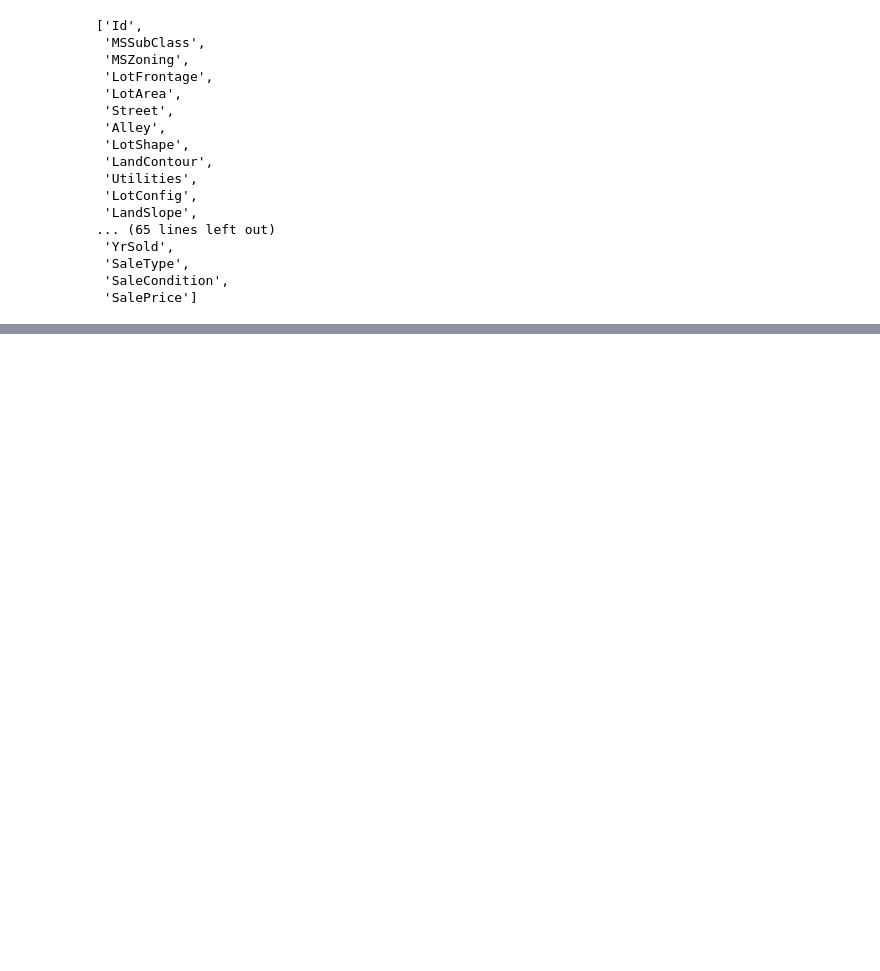
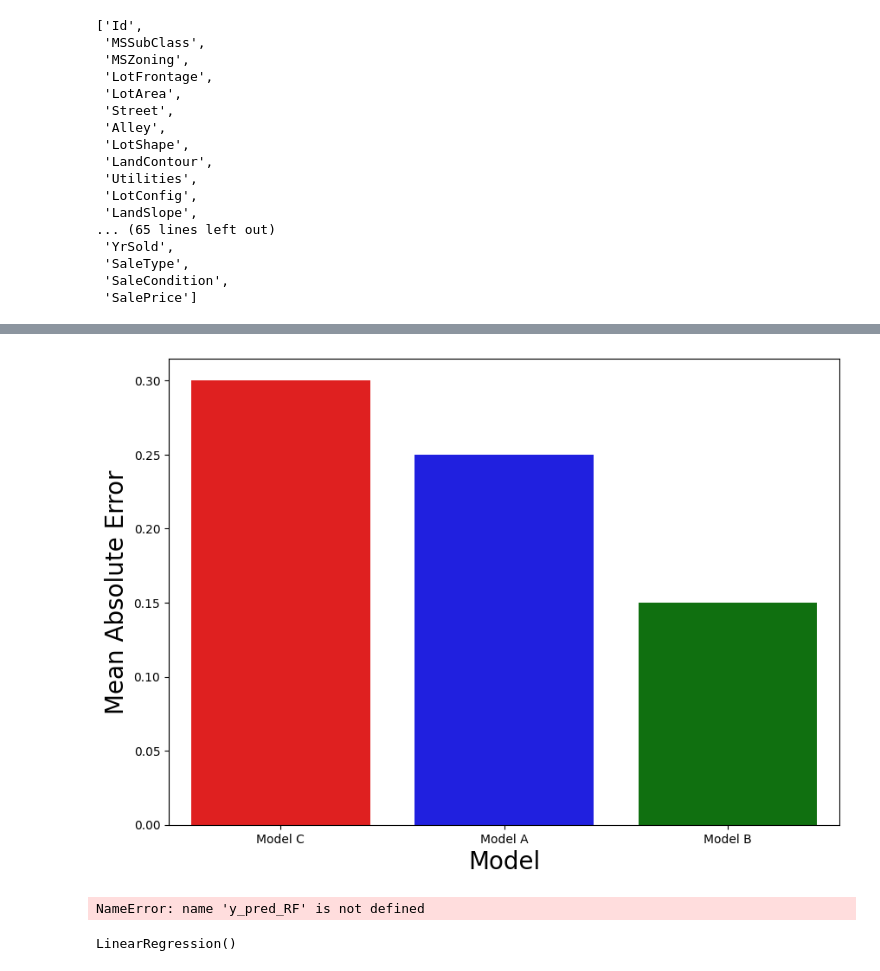
Before and after one commit to ZAINABALBALUSHI/Mining-and-Predictive-Analytics, a Jupyter notebook: ANALYSIS.ipynb, the cells around one changed output, grey strips where cells are left out. Saved outputs shown, nothing was run; the diff lists cells and outputs as text; code cells hidden in the pictures; blank space fills up the shorter version.

```diff
--- a/ANALYSIS.ipynb
+++ b/ANALYSIS.ipynb
@@ -413,0 +503,74 @@ column_names
+# %%
+import pandas as pd
+import seaborn as sns
+import matplotlib.pyplot as plt
+
+# Sample model evaluation data - replace with your actual data
+model_data = {
+    'Model': ['Model A', 'Model B', 'Model C'],
+    'MAE Score': [0.25, 0.15, 0.30]
+}
+
+# Create the mae DataFrame
+mae = pd.DataFrame(model_data)  # Create DataFrame 'mae' here
+
+# Now you can sort and plot
+mae.sort_values(by=(['MAE Score']), ascending=False, inplace=True)
+
+f, axe = plt.subplots(1, 1, figsize=(10, 7))
+
+model_colors = ['red', 'blue', 'green']
+
+sns.barplot(x=mae['Model'], y=mae['MAE Score'], ax=axe, palette=model_colors)
+
+axe.set_xlabel('Model', size=20)
+axe.set_ylabel('Mean Absolute Error', size=20)
+
+plt.show()
+# %% [output]
+[figure, added]
+# %%
+from sklearn.metrics import r2_score
+Rsquared = r2_score(y_test,y_pred_RF)
+print('R2 score for RF is ',Rsquared)
+Rsquared = r2_score(y_test,y_pred_MLR)
+print('R2 score for MLR is ',Rsquared)
+Rsquared = r2_score(y_test,y_pred_LSO)
+print('R2 score for Lasso is ',Rsquared)
+
+#'''An R-squared score of 0.9454529138201986 (approximately 0.95)
+# means that your Random Forest model is able to explain about 95%
+# of the variance in the target variable (car prices)
+# using the predictor variables (features like year, mileage, etc.)
+# in your dataset'''
+# %% [output]
+NameError: name 'y_pred_RF' is not defined
+# %%
+import pandas as pd
+from sklearn.model_selection import train_test_split
+from sklearn.ensemble import RandomForestRegressor
+from sklearn.linear_model import LinearRegression, Lasso
+from sklearn.metrics import r2_score
+
+# Assuming 'train_data' and 'test_data' are your DataFrames
+# ... (your previous code to load and preprocess data) ...
+
+# 1. Define your features (X) and target (y)
+X = train_data[['GrLivArea', 'YearBuilt', 'OverallQual']]  # Replace with your actual features
+y = train_data['SalePrice']
+
+# 2. Split data into training and testing sets
+X_train, X_test, y_train, y_test = train_test_split(X, y, test_size=0.2, random_state=42)
+
+# 3. Train the Random Forest model
+rf_model = RandomForestRegressor(random_state=42)
+rf_model.fit(X_train, y_train)
+
+# 4. Make predictions using the trained model
+y_pred_RF = rf_model.predict(X_test)
+
+# 5. Train other models (MLR and Lasso)
+mlr_model = LinearRegression()
+mlr_model
+# %% [output]
+LinearRegression()
```
Also changed, not shown: parts of 7 cells of this notebook.
